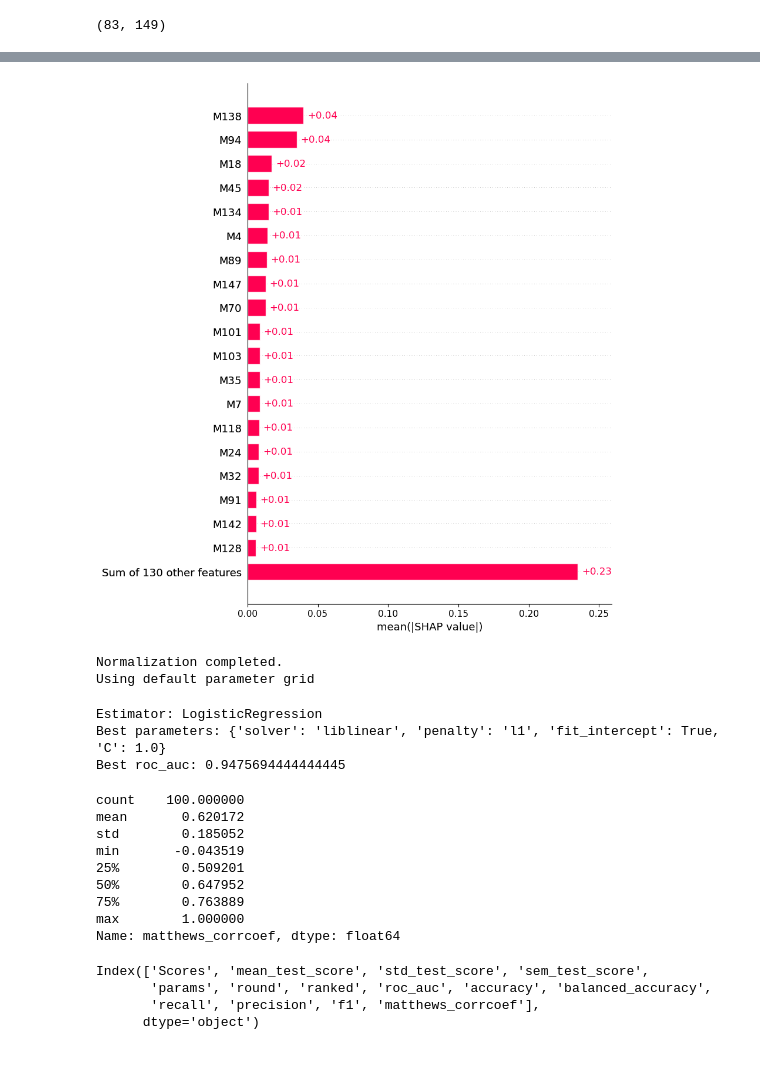
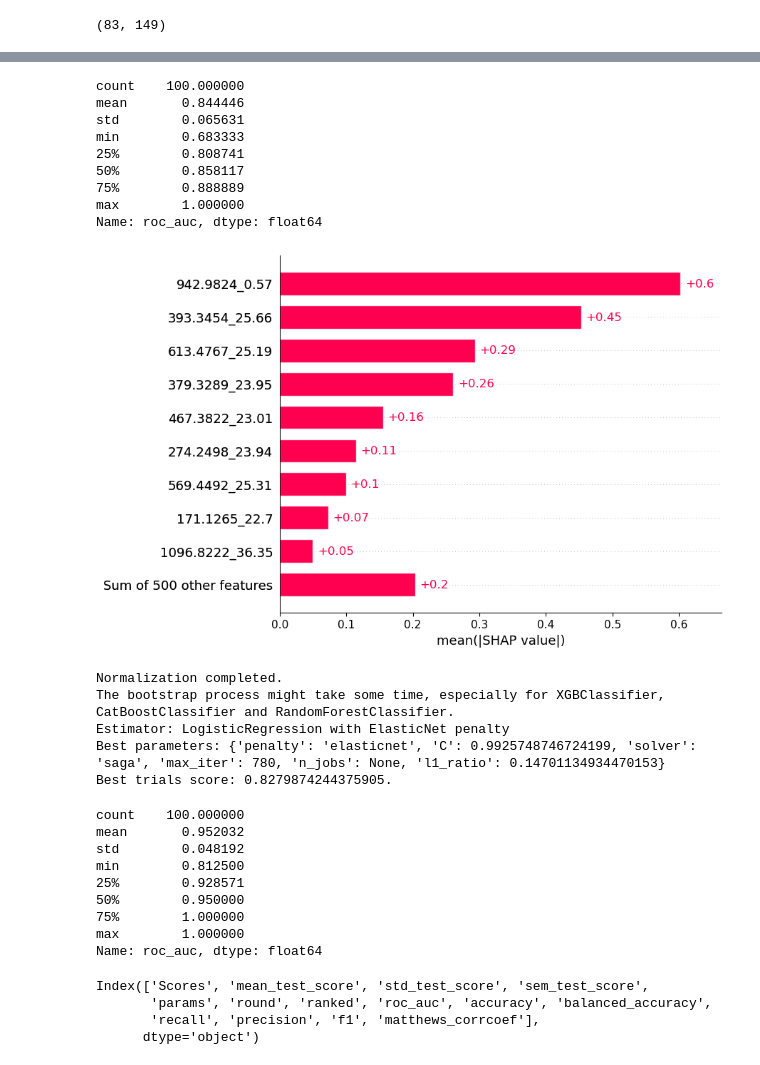
Before and after one commit to costasmexis/AI4META, a Jupyter notebook: test_pipeline.ipynb, the cells around one changed output, grey strips where cells are left out. Saved outputs shown, nothing was run; the diff lists cells and outputs as text; code cells hidden in the pictures.

```diff
--- a/test_pipeline.ipynb
+++ b/test_pipeline.ipynb
@@ -43,2 +161,4 @@ min        0.558333
 max        1.000000
 Name: roc_auc, dtype: float64
+# %%
+mod, df ,shp = mlpipe.bayesian_search(estimator_name='RandomForestClassifier',scoring='matthews_corrcoef', evaluation='bootstrap', n_trials=100, training_method='validation_score', warnings_filter=True,calculate_shap=True)
@@ -45,8 +171,20 @@ Name: roc_auc, dtype: float64
+# %%
+df.roc_auc.describe()
+# %% [output]
+count    100.000000
+mean       0.844446
+std        0.065631
+min        0.683333
+25%        0.808741
+50%        0.858117
+75%        0.888889
+max        1.000000
+Name: roc_auc, dtype: float64
 # %%
 # mod.fit(mlpipe.X, mlpipe.y)
 mlexpl = MLExplainer(mod, mlpipe.X, mlpipe.y, mlpipe.label_mapping, shap_values=shp)
 # mlexpl.calculate_shap_values(explainer_type='tree')
-mlexpl.plot_shap_values(plot_type="bar", max_display=20)
+mlexpl.plot_shap_values(plot_type="bar")
 # %% [output]
-[figure, old version]
+[figure, new version]
 # %%
@@ -59,26 +197,26 @@ shap_features = ['M138','M45']
 
 mlpipe.X=mlpipe.X[shap_features]
 # %%
-# mod, df  = mlpipe.bayesian_search(estimator_name='RandomForestClassifier',scoring='matthews_corrcoef', evaluation='bootstrap', n_trials=150, cv=5, warnings_filter=True)#,training_method='one_sem')
-mod, df  = mlpipe.random_search(estimator_name='LogisticRegression',scoring='roc_auc', evaluation='bootstrap', n_iter=150, cv=5)#,training_method='one_sem')
+mod, df  = mlpipe.bayesian_search(estimator_name='ElasticNet',scoring='matthews_corrcoef', evaluation='bootstrap', n_trials=100, cv=5, warnings_filter=True)#,training_method='one_sem')
+# mod, df  = mlpipe.random_search(estimator_name='ElasticNet',scoring='mathews_corrcoef', evaluation='bootstrap', n_iter=150, cv=5)#,training_method='one_sem')
 # %% [output]
 Normalization completed.
-Using default parameter grid
+The bootstrap process might take some time, especially for XGBClassifier, CatBoostClassifier and RandomForestClassifier.
+Estimator: LogisticRegression with ElasticNet penalty
+Best parameters: {'penalty': 'elasticnet', 'C': 0.9925748746724199, 'solver': 'saga', 'max_iter': 780, 'n_jobs': None, 'l1_ratio': 0.14701134934470153}
+Best trials score: 0.8279874244375905.
-Estimator: LogisticRegression
-Best parameters: {'solver': 'liblinear', 'penalty': 'l1', 'fit_intercept': True, 'C': 1.0}
-Best roc_auc: 0.9475694444444445
 # %%
-df.matthews_corrcoef.describe()
+df.roc_auc.describe()
 # %% [output]
 count    100.000000
-mean       0.620172
-std        0.185052
-min       -0.043519
-25%        0.509201
-50%        0.647952
-75%        0.763889
+mean       0.952032
+std        0.048192
+min        0.812500
+25%        0.928571
+50%        0.950000
+75%        1.000000
 max        1.000000
-Name: matthews_corrcoef, dtype: float64
+Name: roc_auc, dtype: float64
 # %%
 df.columns
 # %% [output]
```
Also changed, not shown: parts of 12 cells of this notebook, 2 other files.
